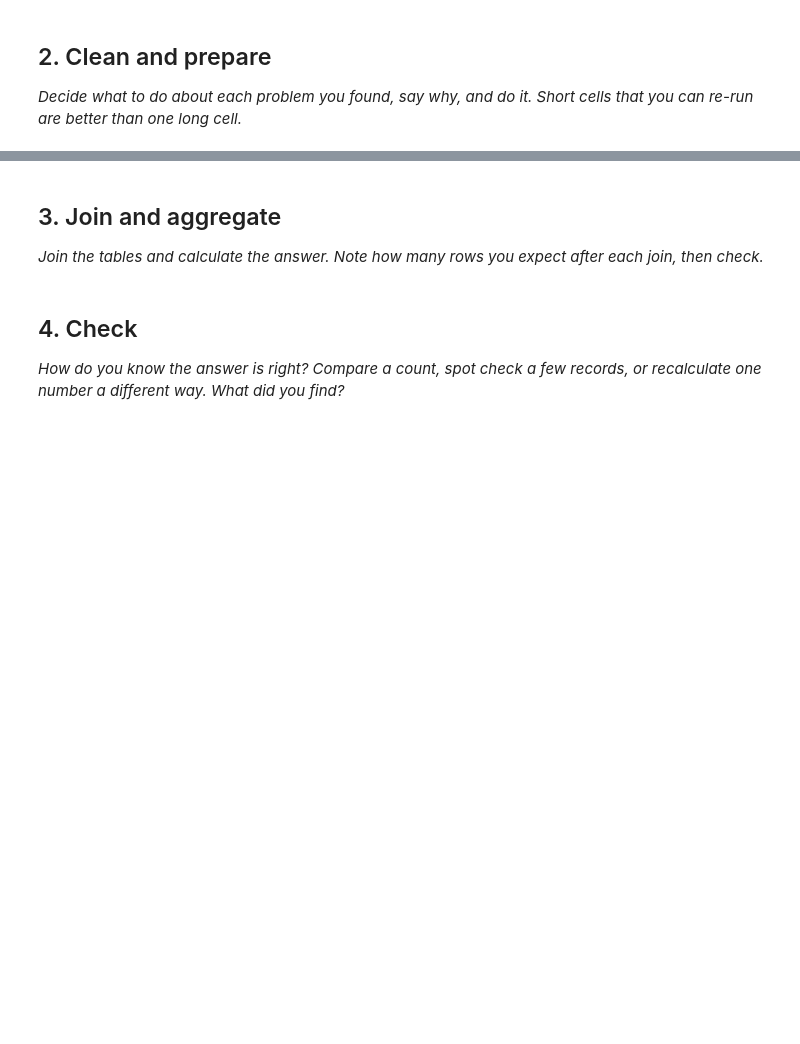
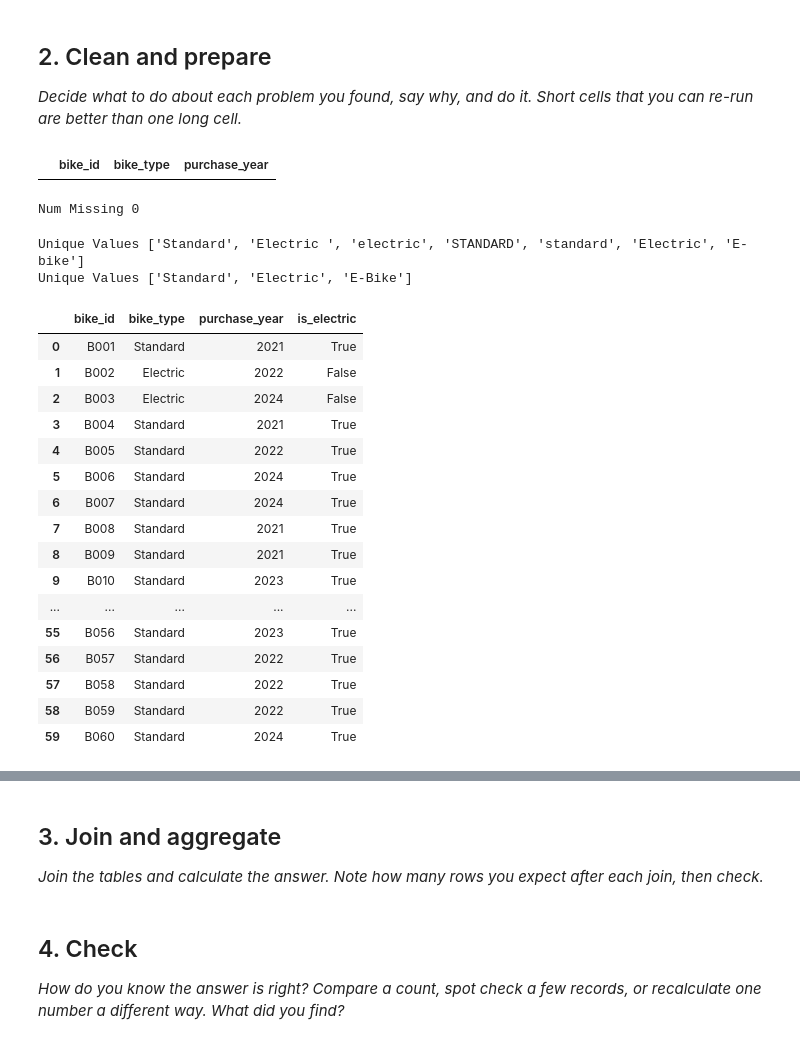
Before and after one commit to box1273002/ai-analytics, a Jupyter notebook: 2_03_practice_bike_hire_student.ipynb, the cells around one changed output, grey strips where cells are left out. Cells and saved outputs as stored; diff of their text form; code cells hidden in the pictures; blank space fills up the shorter version.

```diff
--- a/2_03_practice_bike_hire_student.ipynb
+++ b/2_03_practice_bike_hire_student.ipynb
@@ -199,3 +221,50 @@ One row per combination of bike type and zone, with the number of trips and the
 ## 2. Clean and prepare
 
 *Decide what to do about each problem you found, say why, and do it. Short cells that you can re-run are better than one long cell.*
+# %%
+# Lets get biketype
+bikes = tables["bikes"].copy()
+
+# No duplicates or missing
+duplicate_ids = bikes[
+    bikes.duplicated(subset=["bike_id"], keep=False)
+    ].sort_values(by="bike_id")
+display(duplicate_ids)
+print(f"Num Missing {bikes["bike_id"].isna().sum()}")
+# %% [output]
+|  | bike_id | bike_type | purchase_year |
+Num Missing 0
+# %%
+# Not missing any just non standard
+print(f"Unique Values {list(bikes["bike_type"].unique())}")
+bikes["bike_type"] = (
+    bikes["bike_type"]
+    .str.replace(r'[\s|_]+', ' ', regex=True)
+    .str.strip()
+    .str.title()
+    )
+print(f"Unique Values {list(bikes["bike_type"].unique())}")
+# Now we have the unique values we can add column for is_electric
+bikes["is_electric"] = bikes["bike_type"] == "Standard"
+# Looks like its working you can see Standard true and electric and e-bike false
+display(bikes)
+# %% [output]
+Unique Values ['Standard', 'Electric ', 'electric', 'STANDARD', 'standard', 'Electric', 'E-bike']
+Unique Values ['Standard', 'Electric', 'E-Bike']
+|  | bike_id | bike_type | purchase_year | is_electric |
+| 0 | B001 | Standard | 2021 | True |
+| 1 | B002 | Electric | 2022 | False |
+| 2 | B003 | Electric | 2024 | False |
+| 3 | B004 | Standard | 2021 | True |
+| 4 | B005 | Standard | 2022 | True |
+| 5 | B006 | Standard | 2024 | True |
+| 6 | B007 | Standard | 2024 | True |
+| 7 | B008 | Standard | 2021 | True |
+| 8 | B009 | Standard | 2021 | True |
+| 9 | B010 | Standard | 2023 | True |
+| ... | ... | ... | ... | ... |
+| 55 | B056 | Standard | 2023 | True |
+| 56 | B057 | Standard | 2022 | True |
+| 57 | B058 | Standard | 2022 | True |
+| 58 | B059 | Standard | 2022 | True |
+| 59 | B060 | Standard | 2024 | True |
```
Also changed, not shown: parts of 12 cells of this notebook, 33 other files.
